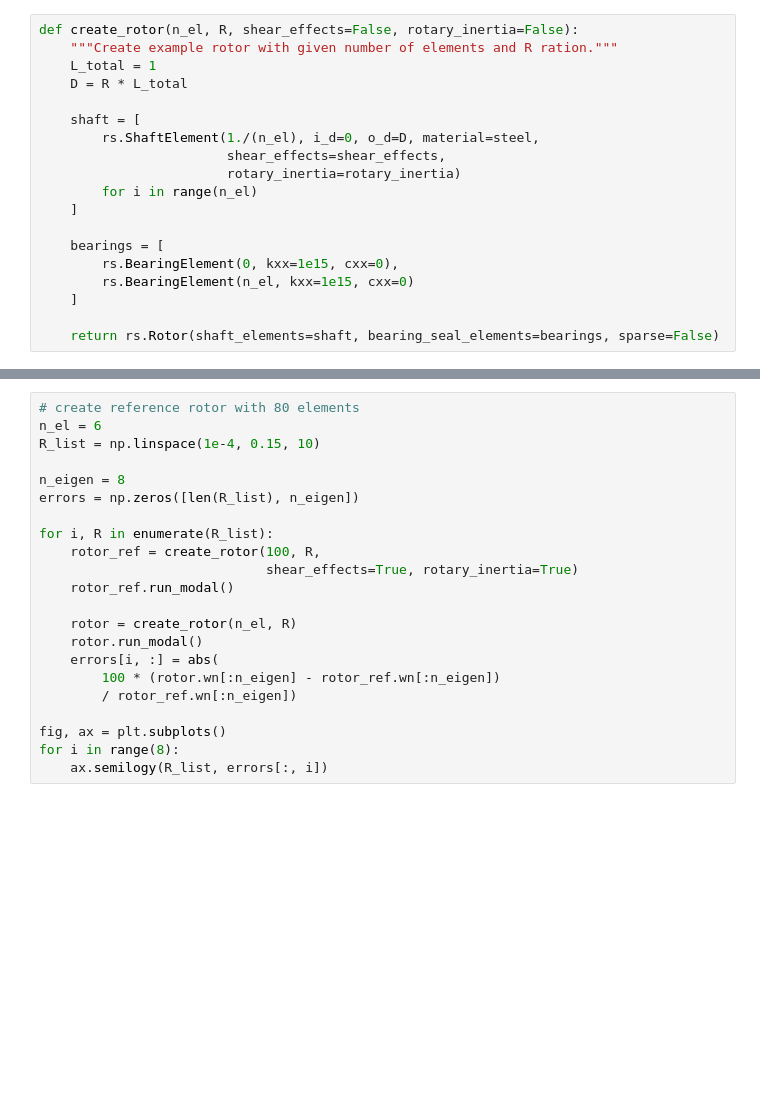
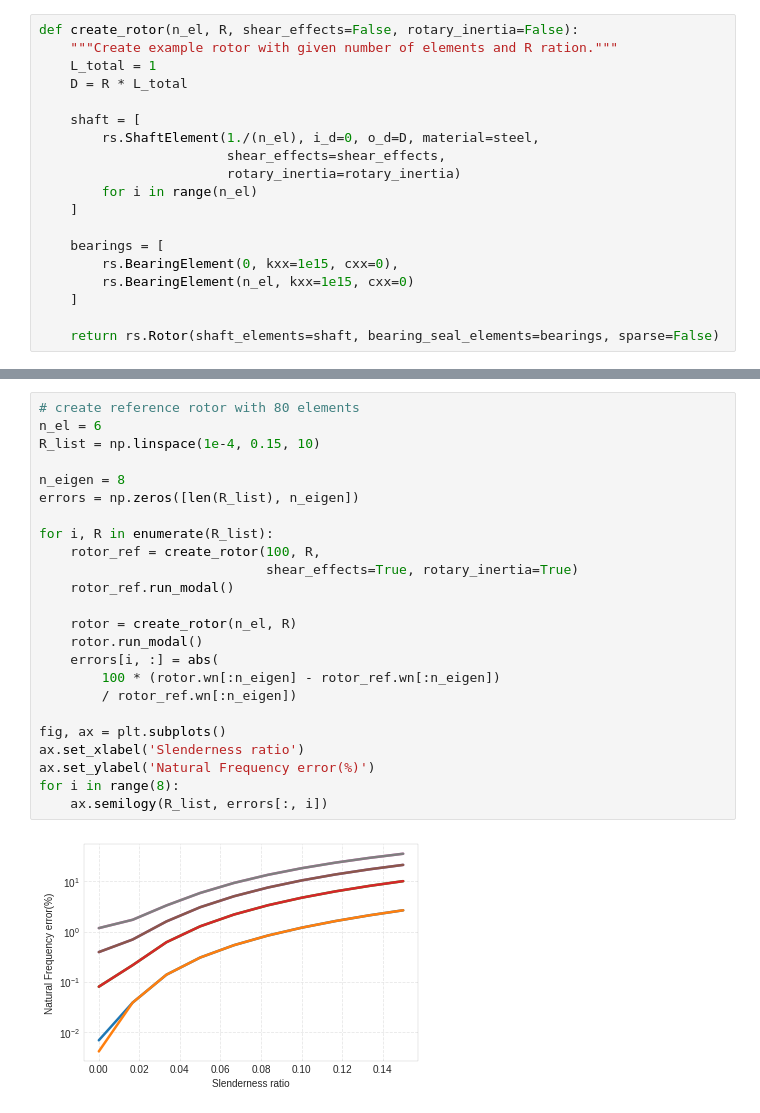
Before and after one commit to jguarato/ross, a Jupyter notebook: docs/examples/example_05_08_02.ipynb, the cells around one changed output, grey strips where cells are left out. Drawn from its saved outputs; the diff is of its cells as text; blank space fills up the shorter version.

```diff
--- a/docs/examples/example_05_08_02.ipynb
+++ b/docs/examples/example_05_08_02.ipynb
@@ -49,22 +55,26 @@ for i in range(8):
 # %%
 # create reference rotor with 80 elements
 n_el = 6
 R_list = np.linspace(1e-4, 0.15, 10)
 
 n_eigen = 8
 errors = np.zeros([len(R_list), n_eigen])
 
 for i, R in enumerate(R_list):
     rotor_ref = create_rotor(100, R,
                              shear_effects=True, rotary_inertia=True)
     rotor_ref.run_modal()
 
     rotor = create_rotor(n_el, R)
     rotor.run_modal()
     errors[i, :] = abs(
         100 * (rotor.wn[:n_eigen] - rotor_ref.wn[:n_eigen])
         / rotor_ref.wn[:n_eigen])
 
 fig, ax = plt.subplots()
+ax.set_xlabel('Slenderness ratio')
+ax.set_ylabel('Natural Frequency error(%)')
 for i in range(8):
     ax.semilogy(R_list, errors[:, i])
+# %% [output]
+[figure, added]
```
Also changed, not shown: parts of 3 cells of this notebook, 6 other files.
